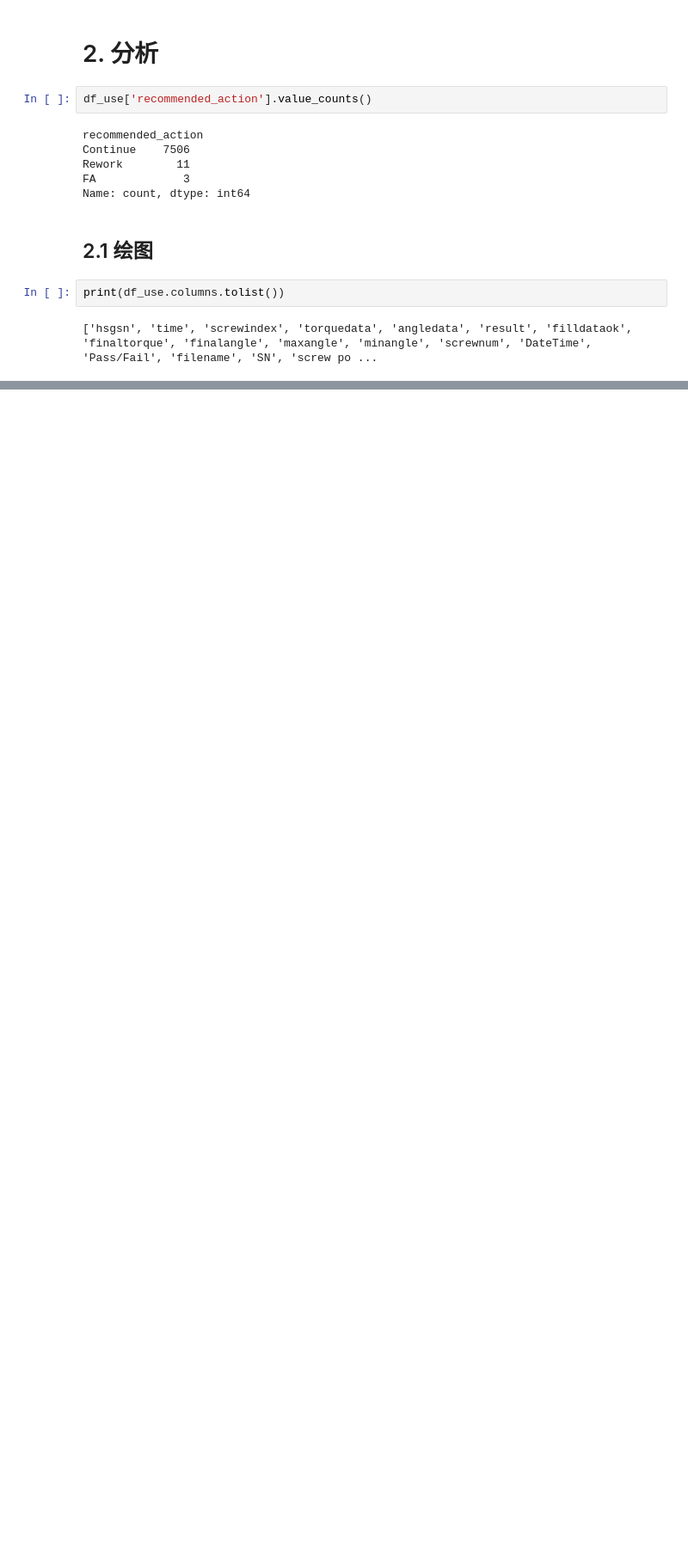
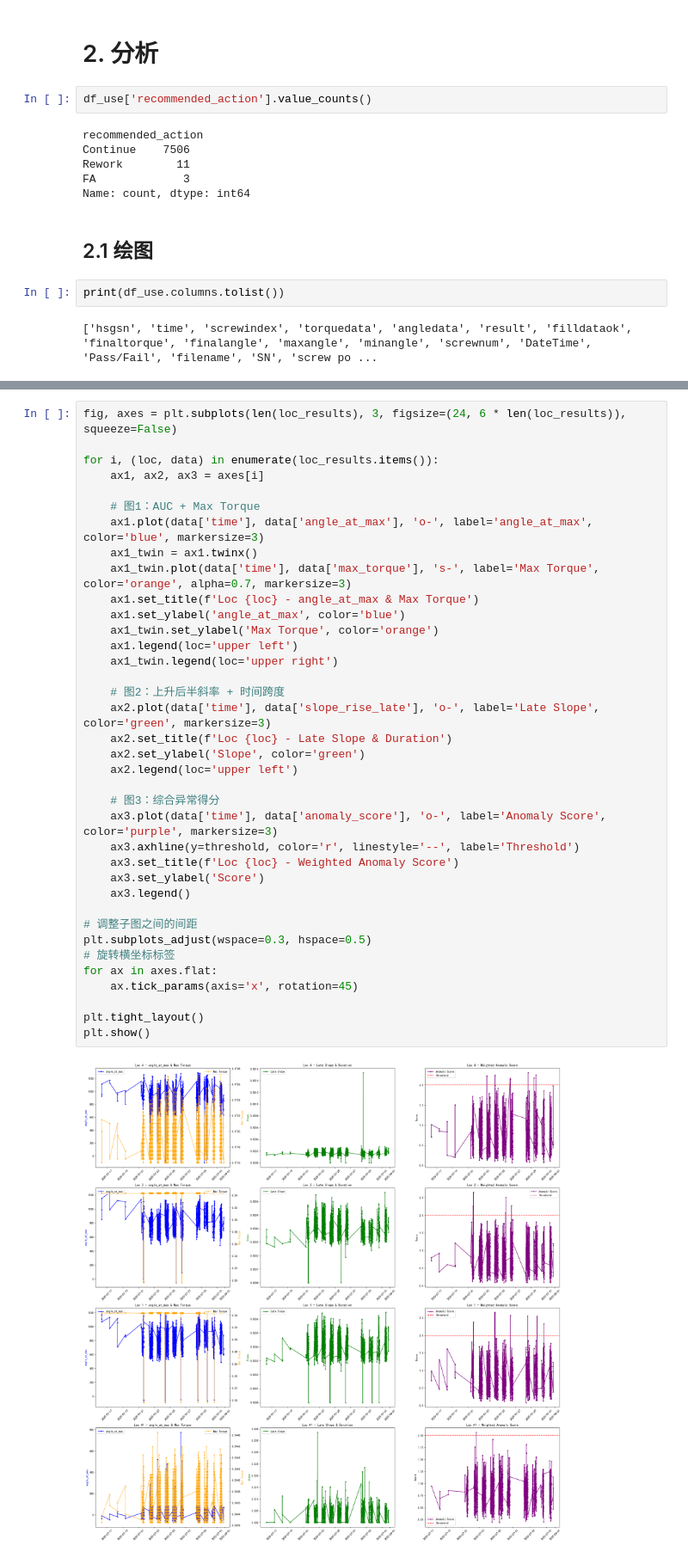
Before and after one commit to Xiaomut/apple, a Jupyter notebook: notebooks/ini.ipynb, the cells around one changed output, grey strips where cells are left out. Shown at 86% size. Drawn from its saved outputs; the diff is of its cells as text; blank space fills up the shorter version.

```diff
--- a/notebooks/ini.ipynb
+++ b/notebooks/ini.ipynb
@@ -199,0 +874,39 @@ plot_comparison(valid_groups, grouped, screw_order, random_state=2)
+# %%
+fig, axes = plt.subplots(len(loc_results), 3, figsize=(24, 6 * len(loc_results)), squeeze=False)
+
+for i, (loc, data) in enumerate(loc_results.items()):
+    ax1, ax2, ax3 = axes[i]
+
+    # 图1：AUC + Max Torque
+    ax1.plot(data['time'], data['angle_at_max'], 'o-', label='angle_at_max', color='blue', markersize=3)
+    ax1_twin = ax1.twinx()
+    ax1_twin.plot(data['time'], data['max_torque'], 's-', label='Max Torque', color='orange', alpha=0.7, markersize=3)
+    ax1.set_title(f'Loc {loc} - angle_at_max & Max Torque')
+    ax1.set_ylabel('angle_at_max', color='blue')
+    ax1_twin.set_ylabel('Max Torque', color='orange')
+    ax1.legend(loc='upper left')
+    ax1_twin.legend(loc='upper right')
+
+    # 图2：上升后半斜率 + 时间跨度
+    ax2.plot(data['time'], data['slope_rise_late'], 'o-', label='Late Slope', color='green', markersize=3)
+    ax2.set_title(f'Loc {loc} - Late Slope & Duration')
+    ax2.set_ylabel('Slope', color='green')
+    ax2.legend(loc='upper left')
+
+    # 图3：综合异常得分
+    ax3.plot(data['time'], data['anomaly_score'], 'o-', label='Anomaly Score', color='purple', markersize=3)
+    ax3.axhline(y=threshold, color='r', linestyle='--', label='Threshold')
+    ax3.set_title(f'Loc {loc} - Weighted Anomaly Score')
+    ax3.set_ylabel('Score')
+    ax3.legend()
+
+# 调整子图之间的间距
+plt.subplots_adjust(wspace=0.3, hspace=0.5)
+# 旋转横坐标标签
+for ax in axes.flat:
+    ax.tick_params(axis='x', rotation=45)
+
+plt.tight_layout()
+plt.show()
+# %% [output]
+[figure, added]
```
Also changed, not shown: parts of 33 cells of this notebook, 1 other file.
